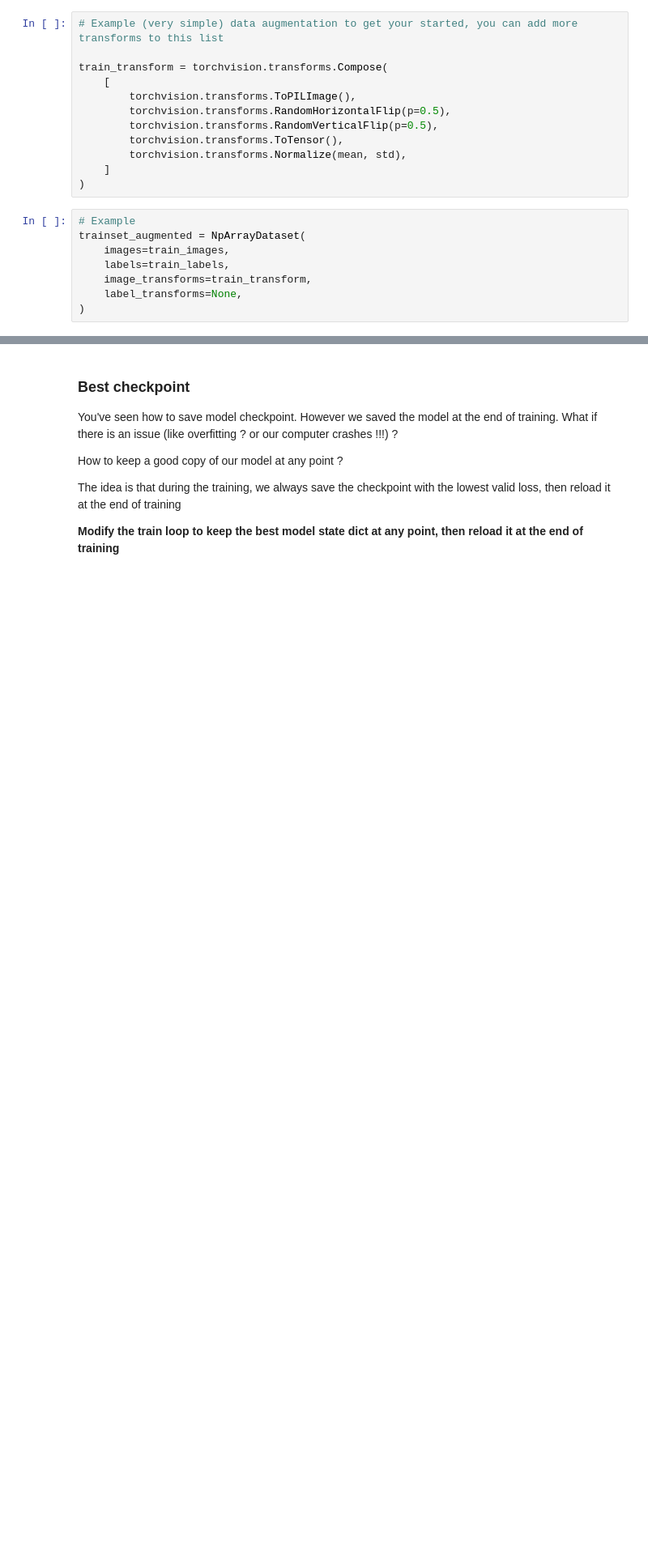
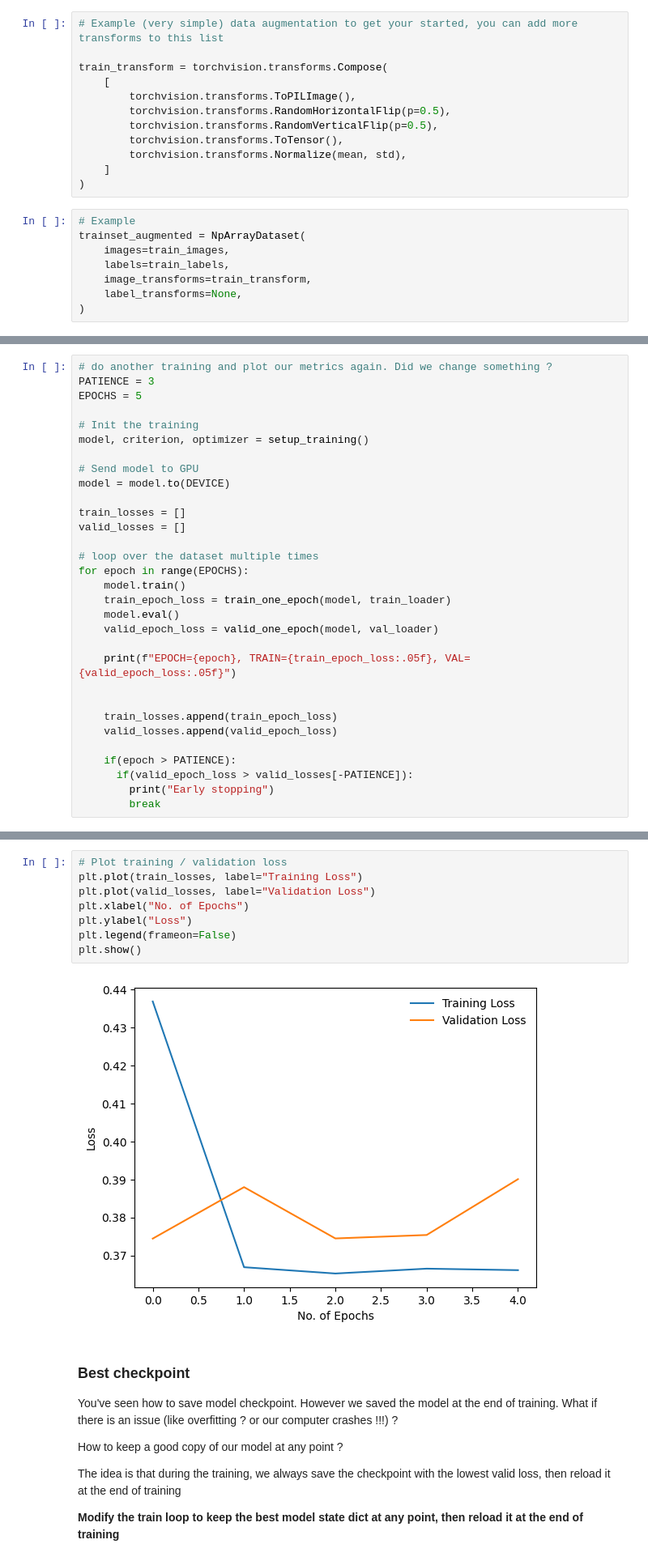
Before and after one commit to ali-hou-supaero/deep-learning-sdd, a Jupyter notebook: vision/1_hands_on.ipynb, the cells around one changed output, grey strips where cells are left out. Shown: that part at 81% size. Saved outputs shown, nothing was run; the diff lists cells and outputs as text; blank space fills up the shorter version.

```diff
--- a/vision/1_hands_on.ipynb
+++ b/vision/1_hands_on.ipynb
@@ -1294,0 +1463,31 @@ The purpose of these optimizers is to converge more smoothly and avoid local min
+# %%
+# do another training and plot our metrics again. Did we change something ?
+PATIENCE = 3
+EPOCHS = 5
+
+# Init the training
+model, criterion, optimizer = setup_training()
+
+# Send model to GPU
+model = model.to(DEVICE)
+
+train_losses = []
+valid_losses = []
+
+# loop over the dataset multiple times
+for epoch in range(EPOCHS):
+    model.train()
+    train_epoch_loss = train_one_epoch(model, train_loader)
+    model.eval()
+    valid_epoch_loss = valid_one_epoch(model, val_loader)
+
+    print(f"EPOCH={epoch}, TRAIN={train_epoch_loss:.05f}, VAL={valid_epoch_loss:.05f}")
+
+
+    train_losses.append(train_epoch_loss)
+    valid_losses.append(valid_epoch_loss)
+
+    if(epoch > PATIENCE):
+      if(valid_epoch_loss > valid_losses[-PATIENCE]):
+        print("Early stopping")
+        break
@@ -1295,3 +1512,13 @@ The purpose of these optimizers is to converge more smoothly and avoid local min
+# %%
+# Plot training / validation loss
+plt.plot(train_losses, label="Training Loss")
+plt.plot(valid_losses, label="Validation Loss")
+plt.xlabel("No. of Epochs")
+plt.ylabel("Loss")
+plt.legend(frameon=False)
+plt.show()
+# %% [output]
+[figure, added]
 # %% [markdown]
 ### Best checkpoint
 
```
Also changed, not shown: parts of 17 cells of this notebook.
